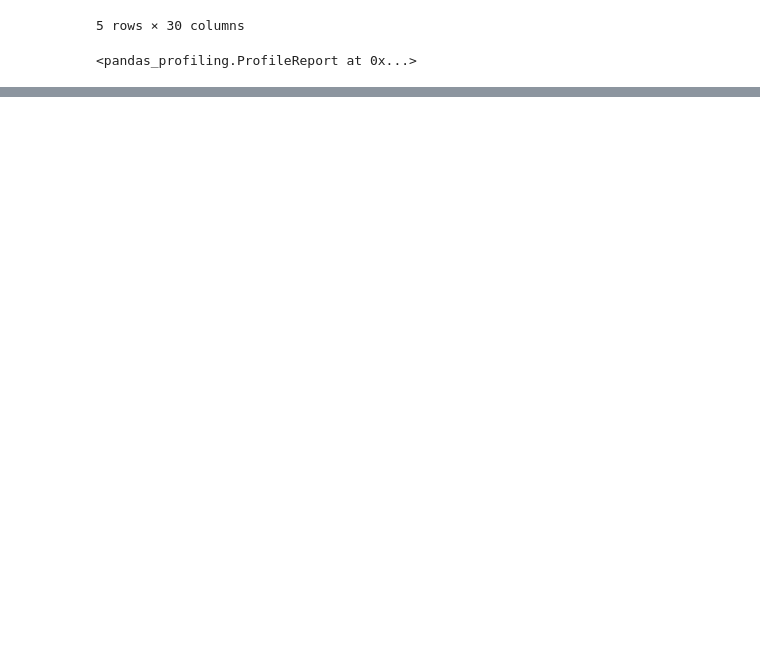
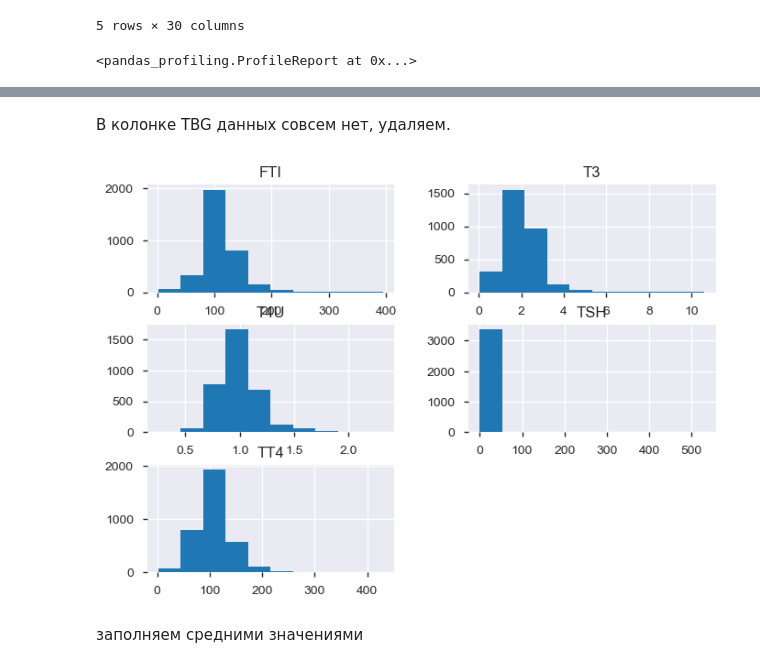
Before and after one commit to staple-stable/ds-stuff, a Jupyter notebook: module_3/Task3.ipynb, the cells around one changed output, grey strips where cells are left out. Cells and saved outputs as stored; diff of their text form; code cells hidden in the pictures; blank space fills up the shorter version.

```diff
--- a/module_3/Task3.ipynb
+++ b/module_3/Task3.ipynb
@@ -17,7 +23,7 @@ df.head()
 # %%
 df.replace("F", 0, inplace=True)
 df.replace("M", 1, inplace=True)
-df.replace("negative", 1, inplace=True)
+# df.replace("negative", 1, inplace=True)
 df.replace("M", 1, inplace=True)
 # %%
 pandas_profiling.ProfileReport(df)
@@ -25,0 +59,10 @@ pandas_profiling.ProfileReport(df)
+# %% [markdown]
+В колонке TBG данных совсем нет, удаляем.
+# %%
+df.drop(columns=['TBG'], inplace=True)
+# %%
+_ = df[['T3', 'T4U', 'FTI', 'TSH', 'TT4']].hist()
+# %% [output]
+[figure, added]
+# %% [markdown]
+заполняем средними значениями
```
Also changed, not shown: parts of 8 cells of this notebook.
